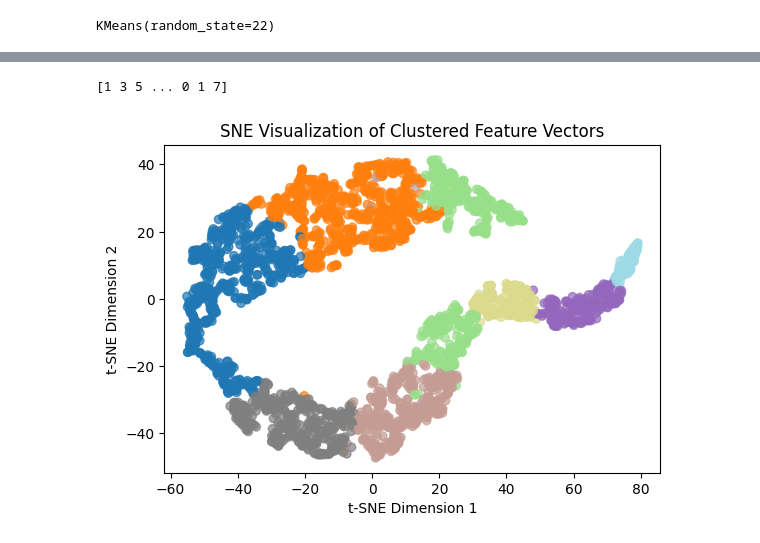
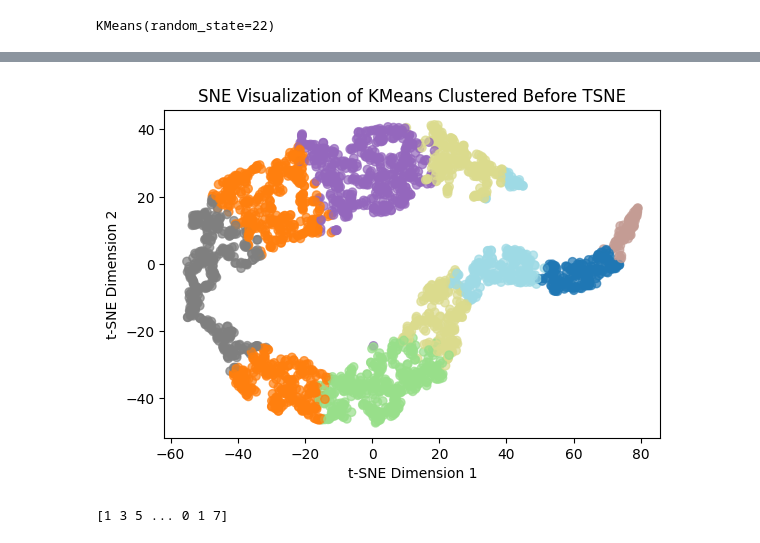
Before and after one commit to algebraicsum/BCancer-Subtypes-Clustering, a Jupyter notebook: T SNE Visualization/Feature and Clustering Visualization.ipynb, the cells around one changed output, grey strips where cells are left out. Drawn from its saved outputs; the diff is of its cells as text; code cells hidden in the pictures.

```diff
--- a/T SNE Visualization/Feature and Clustering Visualization.ipynb
+++ b/T SNE Visualization/Feature and Clustering Visualization.ipynb
@@ -74,15 +74,20 @@ def extract_features(file, model):
     features = model.predict(imgx, use_multiprocessing=True)
     return features
 # %%
-data={}
+import pickle
 
-p = 'feat.pkl'
+data = {}
 
-for mamph in mammography:
-    try:
-        feat = extract_features(mamph,model)
-        data[mamph] = feat
-    except:
-        with open(p,'wb') as file:
-            pickle.dump(data,file)
+p = r"D:\Ambis Kuliah\Semester 7\NAIST Internship\Breast Cancer Project\Program\feat.pkl"
+
+with open(p, "wb") as f:
+    for mamph in mammography:
+        try:
+            feat = extract_features(mamph, model)
+
+            data[mamph] = feat
+        except:
+            pickle.dump(data, f)
+
+f.close()
 # %% [output]
@@ -163,27 +150,0 @@ plt.show()
-# %%
-#Hierarchy Based Clustering
-from sklearn.cluster import AgglomerativeClustering
-
-ward  = AgglomerativeClustering(n_clusters=8, metric='euclidean', linkage='ward')
-#single  = AgglomerativeClustering(n_clusters=8, metric='euclidean', linkage='single')
-#average  = AgglomerativeClustering(n_clusters=8, metric='euclidean', linkage='average')
-#complete  = AgglomerativeClustering(n_clusters=8, metric='euclidean', linkage='complete')
-
-labels = ward.fit_predict(feat)
-print(labels)
-# %% [output]
-[1 3 5 ... 0 1 7]
-# %%
-fig, ax = plt.subplots()
-ax.scatter(tsne1[:, 0], tsne1[:, 1], c=labels, alpha=0.7, cmap='tab20')
-
-
-ax.set_xlabel("t-SNE Dimension 1")
-ax.set_ylabel("t-SNE Dimension 2")
-
-ax.set_title("SNE Visualization of Clustered Feature Vectors")
-
-ax.set_aspect("equal")
-plt.show()
-# %% [output]
-[figure, removed]
@@ -189,0 +154,29 @@ plt.show()
+# %%
+'''
+fig, ax = plt.subplots()
+ax.scatter(tsne_kmeans[:, 0], tsne_kmeans[:, 1], c=kmeans.labels_, alpha=0.7, cmap='tab20')
+
+
+ax.set_xlabel("t-SNE Dimension 1")
+ax.set_ylabel("t-SNE Dimension 2")
+
+ax.set_title("SNE Visualization of KMeans Clustered Before TSNE")
+
+ax.set_aspect("equal")
+plt.show()
+'''
+# %% [output]
+[figure, added]
+# %%
+#Hierarchy Based Clustering
+from sklearn.cluster import AgglomerativeClustering
+
+ward  = AgglomerativeClustering(n_clusters=8, metric='euclidean', linkage='ward')
+#single  = AgglomerativeClustering(n_clusters=8, metric='euclidean', linkage='single')
+#average  = AgglomerativeClustering(n_clusters=8, metric='euclidean', linkage='average')
+#complete  = AgglomerativeClustering(n_clusters=8, metric='euclidean', linkage='complete')
+
+labels = ward.fit_predict(feat)
+print(labels)
+# %% [output]
+[1 3 5 ... 0 1 7]
```
Also changed, not shown: parts of 12 cells of this notebook.
